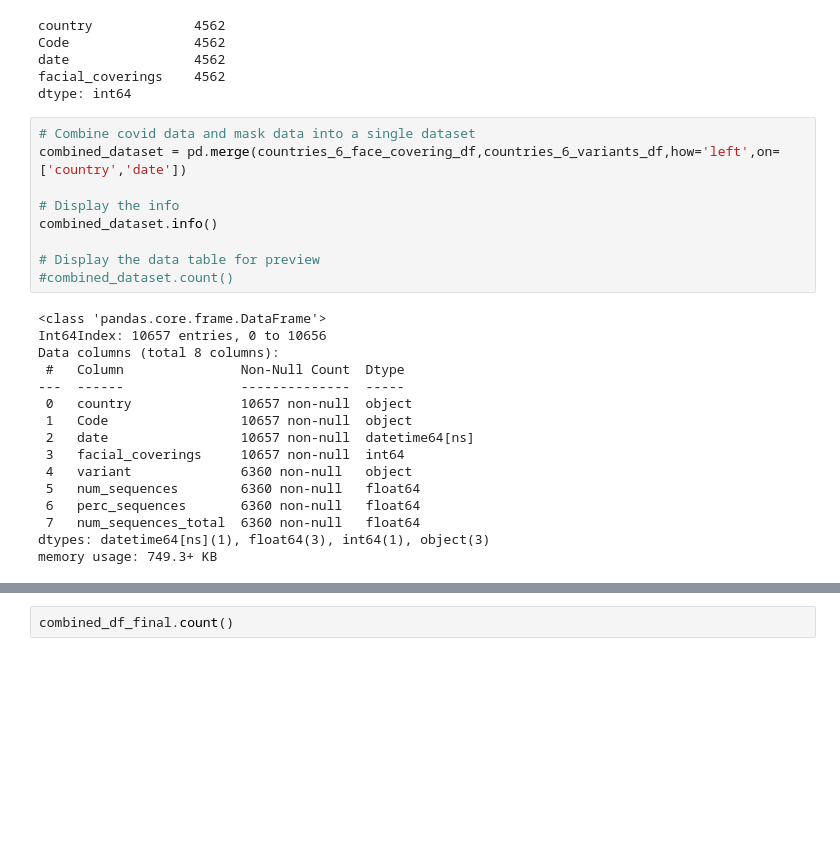
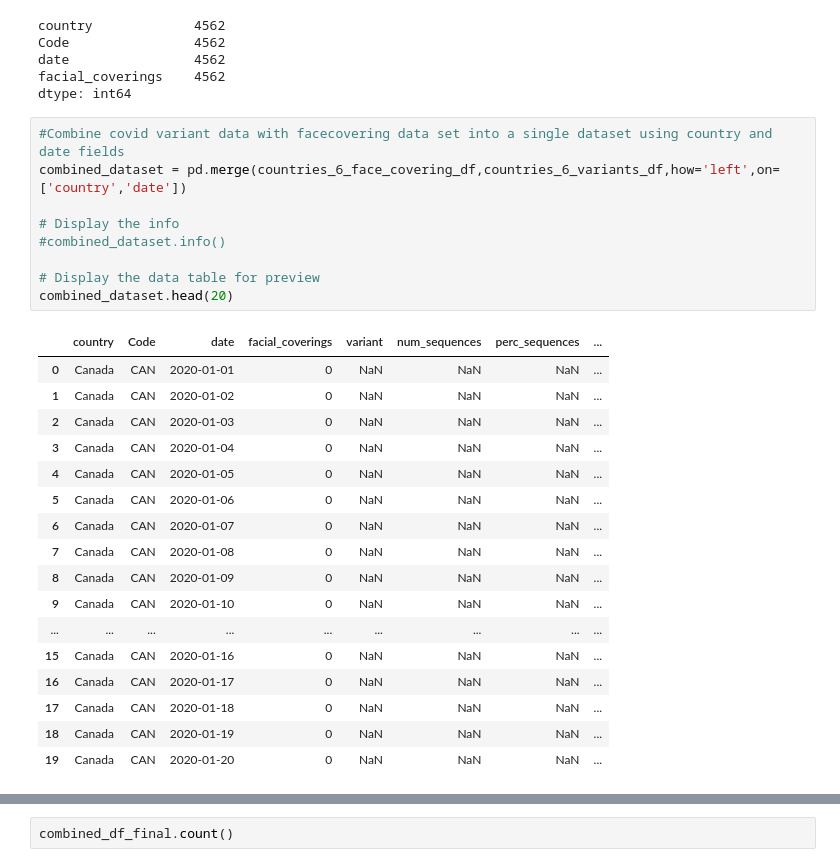
Before and after one commit to ranusuri/Team-A-Project-1, a Jupyter notebook: radhika_a/Covid_data_Radhika.ipynb, the cells around one changed output, grey strips where cells are left out. Saved outputs shown, nothing was run; the diff lists cells and outputs as text; blank space fills up the shorter version.

Commit message:
complted merging data sets

```diff
--- a/radhika_a/Covid_data_Radhika.ipynb
+++ b/radhika_a/Covid_data_Radhika.ipynb
@@ -117,28 +113,30 @@ date                4562
 facial_coverings    4562
 dtype: int64
 # %%
-# Combine covid data and mask data into a single dataset
+#Combine covid variant data with facecovering data set into a single dataset using country and date fields
 combined_dataset = pd.merge(countries_6_face_covering_df,countries_6_variants_df,how='left',on=['country','date'])
 
 # Display the info
-combined_dataset.info()
+#combined_dataset.info()
 
 # Display the data table for preview
-#combined_dataset.count()
+combined_dataset.head(20)
 # %% [output]
-<class 'pandas.core.frame.DataFrame'>
-Int64Index: 10657 entries, 0 to 10656
-Data columns (total 8 columns):
- #   Column               Non-Null Count  Dtype
----  ------               --------------  -----
- 0   country              10657 non-null  object
- 1   Code                 10657 non-null  object
- 2   date                 10657 non-null  datetime64[ns]
- 3   facial_coverings     10657 non-null  int64
- 4   variant              6360 non-null   object
- 5   num_sequences        6360 non-null   float64
- 6   perc_sequences       6360 non-null   float64
- 7   num_sequences_total  6360 non-null   float64
-dtypes: datetime64[ns](1), float64(3), int64(1), object(3)
-memory usage: 749.3+ KB
+|  | country | Code | date | facial_coverings | variant | num_sequences | perc_sequences | ... |
+| 0 | Canada | CAN | 2020-01-01 | 0 | NaN | NaN | NaN | ... |
+| 1 | Canada | CAN | 2020-01-02 | 0 | NaN | NaN | NaN | ... |
+| 2 | Canada | CAN | 2020-01-03 | 0 | NaN | NaN | NaN | ... |
+| 3 | Canada | CAN | 2020-01-04 | 0 | NaN | NaN | NaN | ... |
+| 4 | Canada | CAN | 2020-01-05 | 0 | NaN | NaN | NaN | ... |
+| 5 | Canada | CAN | 2020-01-06 | 0 | NaN | NaN | NaN | ... |
+| 6 | Canada | CAN | 2020-01-07 | 0 | NaN | NaN | NaN | ... |
+| 7 | Canada | CAN | 2020-01-08 | 0 | NaN | NaN | NaN | ... |
+| 8 | Canada | CAN | 2020-01-09 | 0 | NaN | NaN | NaN | ... |
+| 9 | Canada | CAN | 2020-01-10 | 0 | NaN | NaN | NaN | ... |
+| ... | ... | ... | ... | ... | ... | ... | ... | ... |
+| 15 | Canada | CAN | 2020-01-16 | 0 | NaN | NaN | NaN | ... |
+| 16 | Canada | CAN | 2020-01-17 | 0 | NaN | NaN | NaN | ... |
+| 17 | Canada | CAN | 2020-01-18 | 0 | NaN | NaN | NaN | ... |
+| 18 | Canada | CAN | 2020-01-19 | 0 | NaN | NaN | NaN | ... |
+| 19 | Canada | CAN | 2020-01-20 | 0 | NaN | NaN | NaN | ... |
 # %%
```
Also changed, not shown: parts of 6 cells of this notebook.
